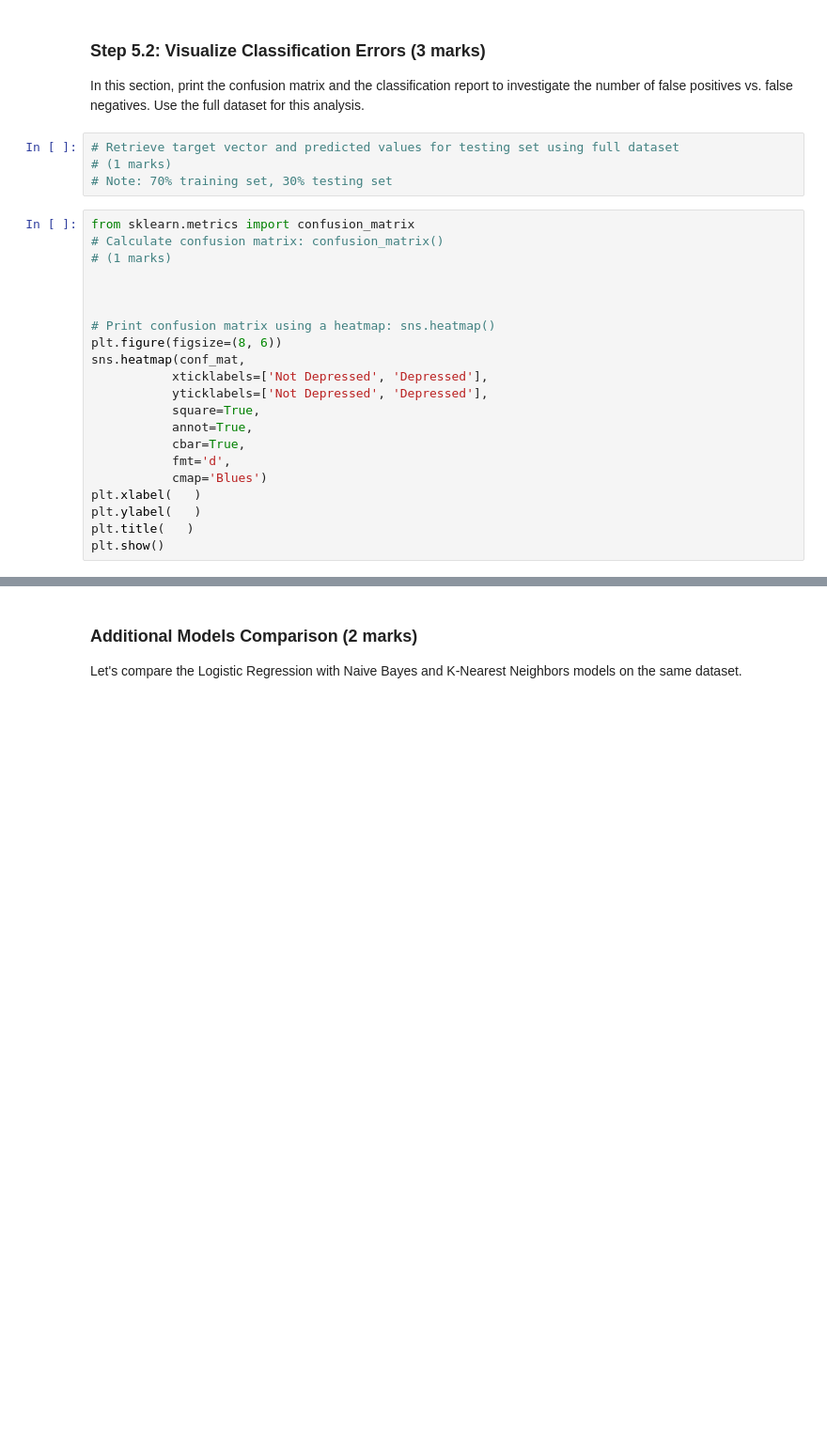
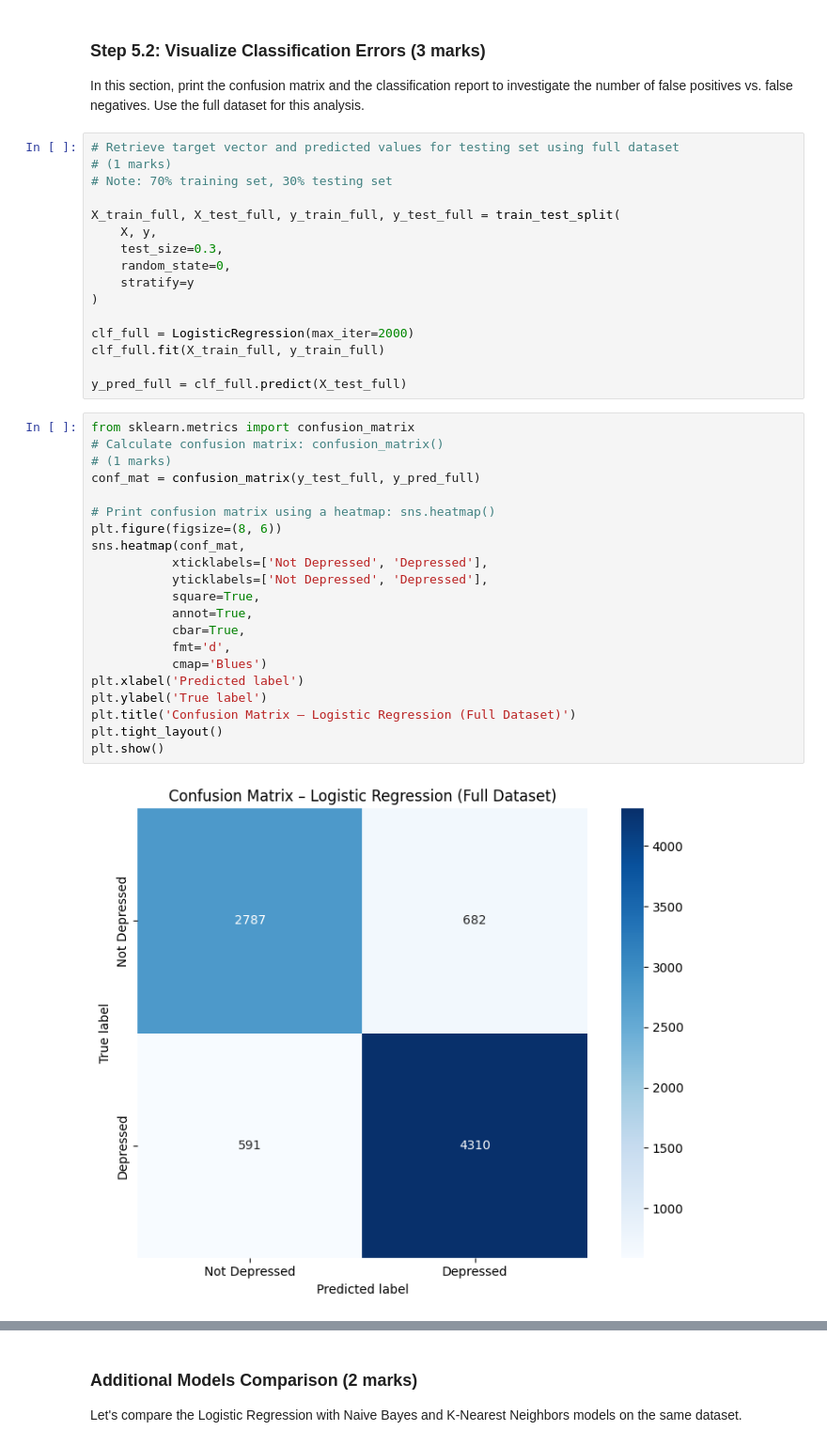
Before and after one commit to maryalrachid-ENGG680/ENGG680_2025_Fall, a Jupyter notebook: Lab_Assignment2/Assignment2_Upload.ipynb, the cells around one changed output, grey strips where cells are left out. Shown at 94% size. Cells and saved outputs as stored; diff of their text form; blank space fills up the shorter version.

```diff
--- a/Lab_Assignment2/Assignment2_Upload.ipynb
+++ b/Lab_Assignment2/Assignment2_Upload.ipynb
@@ -976,27 +1021,41 @@ In this section, print the confusion matrix and the classification report to inv
 # Retrieve target vector and predicted values for testing set using full dataset
 # (1 marks)
 # Note: 70% training set, 30% testing set
+
+X_train_full, X_test_full, y_train_full, y_test_full = train_test_split(
+    X, y,
+    test_size=0.3,
+    random_state=0,
+    stratify=y
+)
+
+clf_full = LogisticRegression(max_iter=2000)
+clf_full.fit(X_train_full, y_train_full)
+
+y_pred_full = clf_full.predict(X_test_full)
 # %%
 from sklearn.metrics import confusion_matrix
 # Calculate confusion matrix: confusion_matrix()
 # (1 marks)
-
-
+conf_mat = confusion_matrix(y_test_full, y_pred_full)
 
 # Print confusion matrix using a heatmap: sns.heatmap()
 plt.figure(figsize=(8, 6))
 sns.heatmap(conf_mat,
            xticklabels=['Not Depressed', 'Depressed'],
            yticklabels=['Not Depressed', 'Depressed'],
            square=True,
            annot=True,
            cbar=True,
            fmt='d',
            cmap='Blues')
-plt.xlabel(   )
-plt.ylabel(   )
-plt.title(   )
+plt.xlabel('Predicted label')
+plt.ylabel('True label')
+plt.title('Confusion Matrix – Logistic Regression (Full Dataset)')
+plt.tight_layout()
 plt.show()
+# %% [output]
+[figure, added]
 # %%
 from sklearn.metrics import classification_report
 # Print classification report: classification_report()
```
Also changed, not shown: parts of 9 cells of this notebook.
